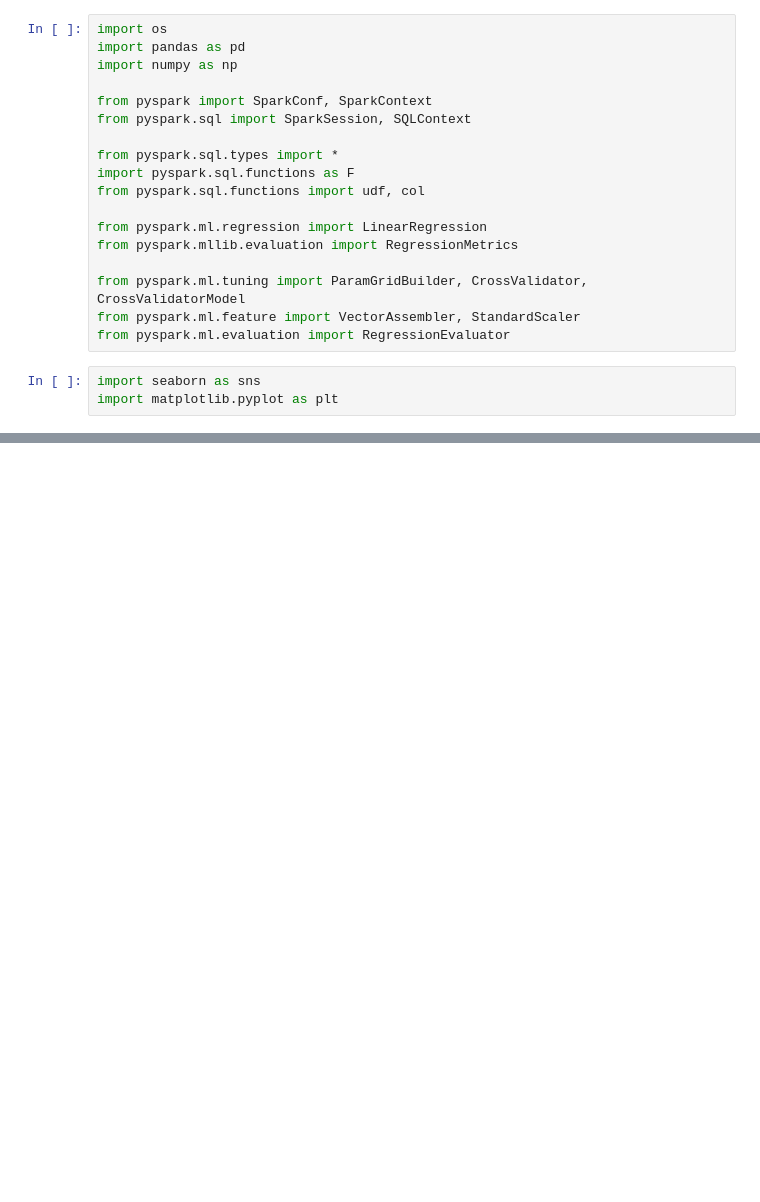
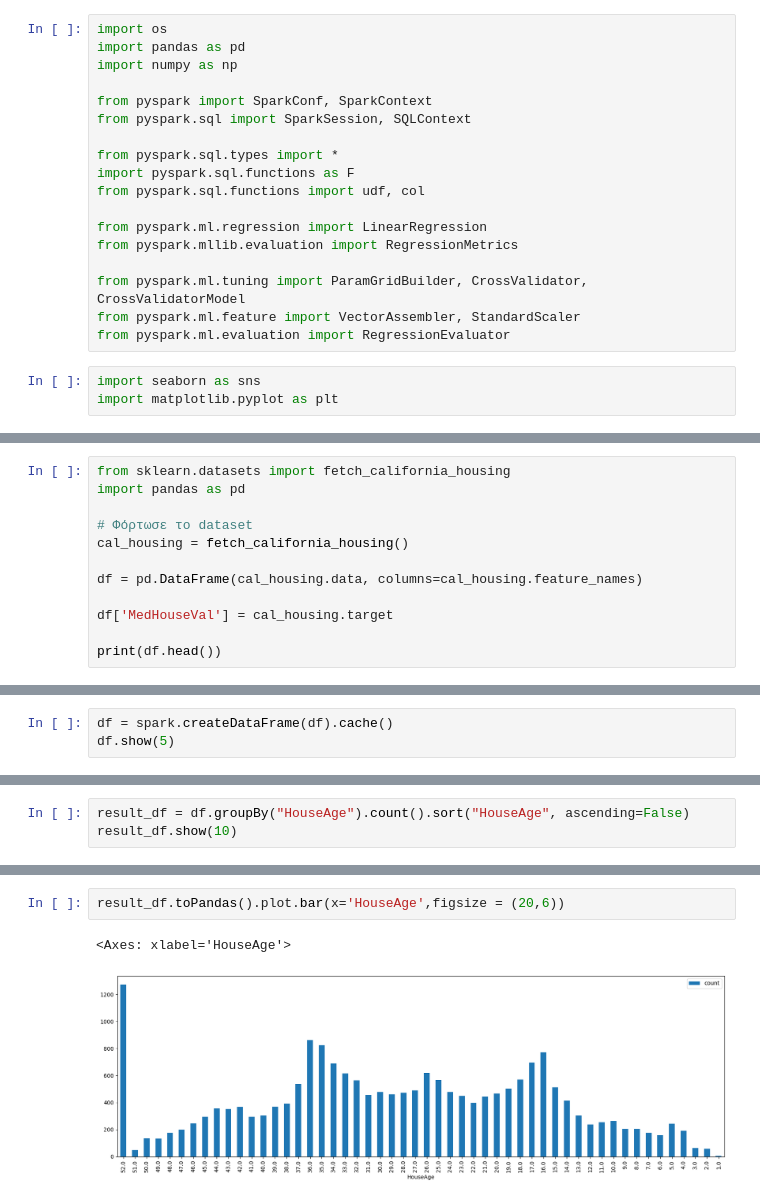
Before and after one commit to CharalamposZisis/Pyspark-Tutorial-Project, a Jupyter notebook: main.ipynb, the cells around one changed output, grey strips where cells are left out. Drawn from its saved outputs; the diff is of its cells as text; blank space fills up the shorter version.

```diff
--- a/main.ipynb
+++ b/main.ipynb
@@ -25,0 +39,12 @@ PySparkRuntimeError: [JAVA_GATEWAY_EXITED] Java gateway process exited before se
+# %%
+from sklearn.datasets import fetch_california_housing
+import pandas as pd
+
+# Φόρτωσε το dataset
+cal_housing = fetch_california_housing()
+
+df = pd.DataFrame(cal_housing.data, columns=cal_housing.feature_names)
+
+df['MedHouseVal'] = cal_housing.target
+
+print(df.head())
@@ -25,0 +65,3 @@ PySparkRuntimeError: [JAVA_GATEWAY_EXITED] Java gateway process exited before se
+# %%
+df = spark.createDataFrame(df).cache()
+df.show(5)
@@ -25,0 +130,3 @@ PySparkRuntimeError: [JAVA_GATEWAY_EXITED] Java gateway process exited before se
+# %%
+result_df = df.groupBy("HouseAge").count().sort("HouseAge", ascending=False)
+result_df.show(10)
@@ -25,0 +150,5 @@ PySparkRuntimeError: [JAVA_GATEWAY_EXITED] Java gateway process exited before se
+# %%
+result_df.toPandas().plot.bar(x='HouseAge',figsize = (20,6))
+# %% [output]
+<Axes: xlabel='HouseAge'>
+[figure, added]
```
Also changed, not shown: parts of 11 cells of this notebook.
